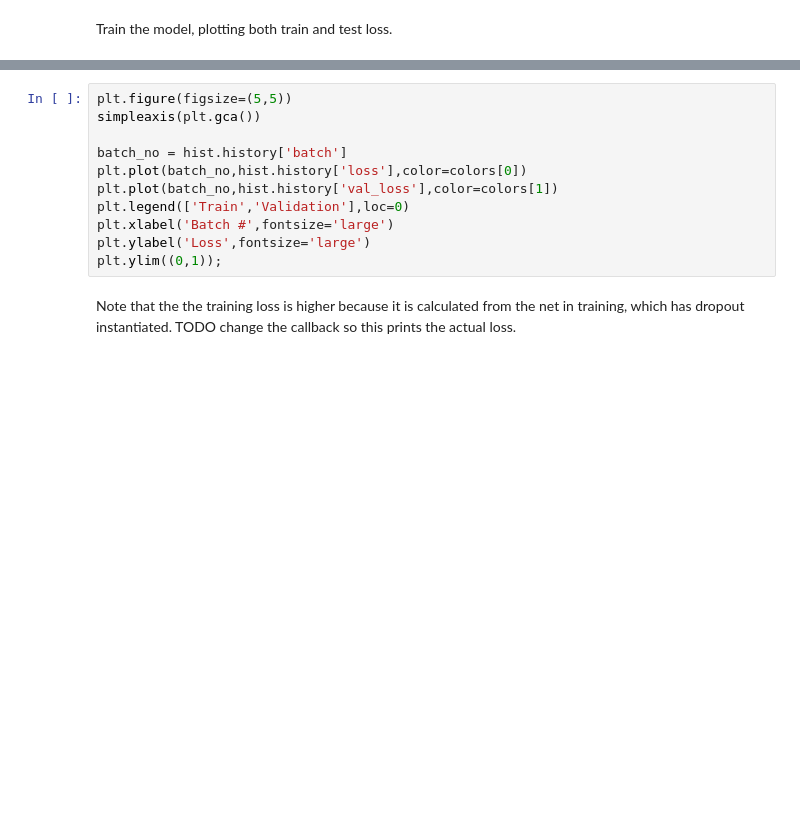
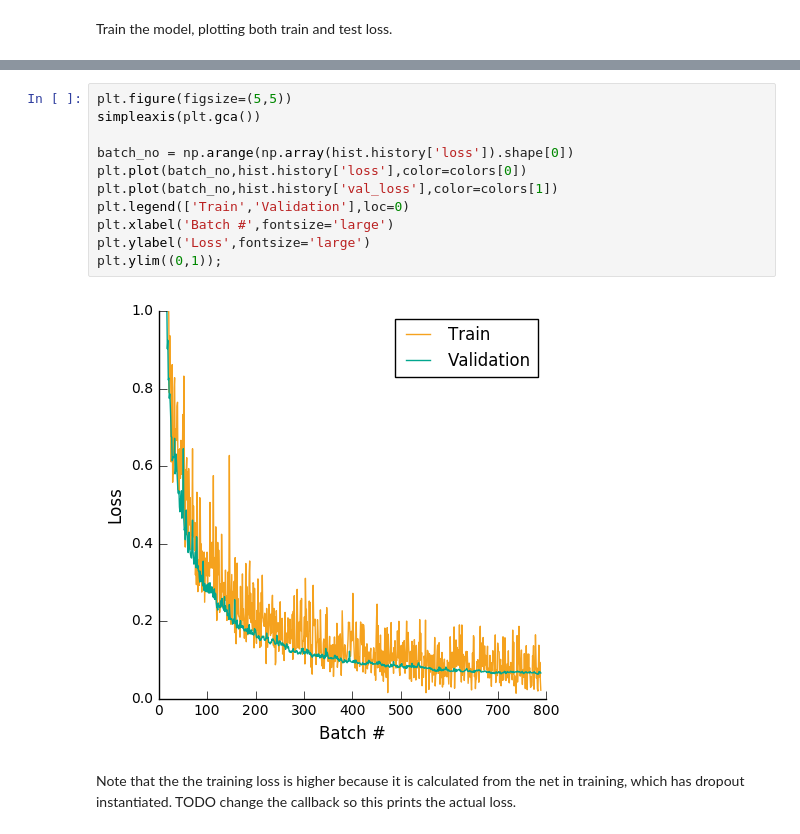
Before and after one commit to aribenjamin/keras, a Jupyter notebook: Optimizer_testbed.ipynb, the cells around one changed output, grey strips where cells are left out. Drawn from its saved outputs; the diff is of its cells as text; blank space fills up the shorter version.

Commit message:
A nicer plot

```diff
--- a/Optimizer_testbed.ipynb
+++ b/Optimizer_testbed.ipynb
@@ -151,14 +175,16 @@ Epoch 1/10
 # %%
 plt.figure(figsize=(5,5))
 simpleaxis(plt.gca())
 
-batch_no = hist.history['batch']
+batch_no = np.arange(np.array(hist.history['loss']).shape[0])
 plt.plot(batch_no,hist.history['loss'],color=colors[0])
 plt.plot(batch_no,hist.history['val_loss'],color=colors[1])
 plt.legend(['Train','Validation'],loc=0)
 plt.xlabel('Batch #',fontsize='large')
 plt.ylabel('Loss',fontsize='large')
 plt.ylim((0,1));
+# %% [output]
+[figure, added]
 # %% [markdown]
 Note that the the training loss is higher because it is calculated from the net in training, which has dropout instantiated. TODO change the callback so this prints the actual loss.
 # %% [markdown]
```
Also changed, not shown: parts of 5 cells of this notebook.
